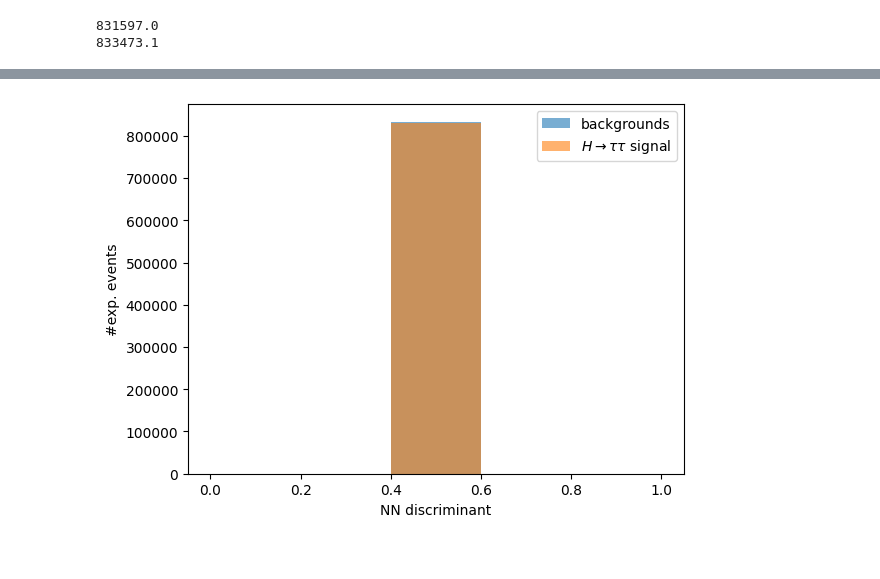
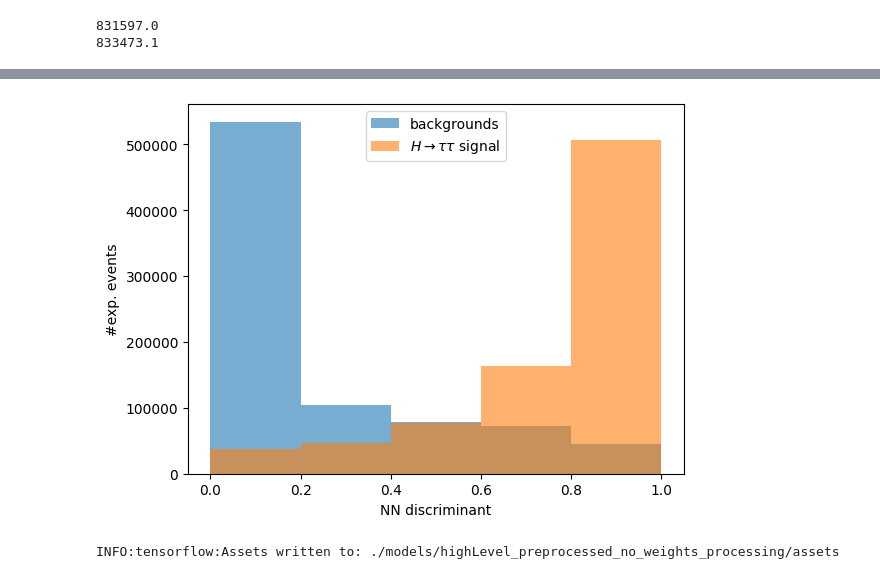
Before and after one commit to mkidson/Uni-Code, a Jupyter notebook: Honours/DS/Top_Tagging/topTagging.ipynb, the cells around one changed output, grey strips where cells are left out. Cells and saved outputs as stored; diff of their text form; code cells hidden in the pictures.

```diff
--- a/Honours/DS/Top_Tagging/topTagging.ipynb
+++ b/Honours/DS/Top_Tagging/topTagging.ipynb
@@ -82,5 +83,3 @@ with h5py.File(dataPath, 'r') as data:
     npDataWeights = np.array(data['weights'])
 
     hlDataArr = {key: data[key][...] for key in data.attrs.get('hl')}
-
-    df = pd.DataFrame(hlDataArr)
@@ -87,5 +88,8 @@ with h5py.File(dataPath, 'r') as data:
+# %%
+processed_dict = preprocessing.high_level(hlDataArr)
+processed_df = pd.DataFrame(hlDataArr)
 # %%
-data_train, data_test, labels_train, labels_test, weights_train, weights_test = train_test_split(df, npDataLabels, npDataWeights, test_size=0.33, random_state=69, shuffle=True)
+data_train, data_test, labels_train, labels_test, weights_train, weights_test = train_test_split(processed_df, npDataLabels, npDataWeights, test_size=0.33, random_state=69, shuffle=True)
 # %%
 df_train = pd.DataFrame()
 df_train["label"] = labels_train
@@ -115,6 +119,6 @@ model.add(Dense(20, activation='relu', kernel_regularizer=None, kernel_initializ
 model.add(Dense(20, activation='relu', kernel_regularizer=None, kernel_initializer='glorot_uniform'))
 model.add(Dense(1, activation='sigmoid'))
 model.compile(loss='binary_crossentropy', optimizer='adam')
-model.fit(data_train, labels_train, sample_weight=final_weights_train, epochs=8, batch_size=100, verbose=1)
+model.fit(data_train, labels_train, sample_weight=weights_train, epochs=8, batch_size=100, verbose=1)
 # %% [output]
 Epoch 1/8
@@ -169,21 +173,25 @@ pred_train = model.predict(data_train)
 # %%
-dfNN = pd.DataFrame()
-dfNN["labels"] = labels_train
-dfNN["predictions"] = pred_train
-dfNN["weights"] = weights_train
+dfNN_train = pd.DataFrame()
+dfNN_train["labels"] = labels_train
+dfNN_train["predictions"] = pred_train
+dfNN_train["weights"] = weights_train
 
-signalVals = dfNN[dfNN['labels']== 1]
-backgroundVals = dfNN[dfNN['labels']== 0]
+signalVals = dfNN_train[dfNN_train['labels']== 1]
+backgroundVals = dfNN_train[dfNN_train['labels']== 0]
 
 plt.figure()
 plt.xlabel("NN discriminant")
 plt.ylabel("#exp. events")
 
 bkgHistNN = plt.hist(backgroundVals["predictions"], bins=5, weights=backgroundVals["weights"],label="backgrounds", range=[0,1], alpha=0.6)
 sigHistNN = plt.hist(signalVals["predictions"], bins=5, weights=signalVals["weights"],  label=r"$H\rightarrow \tau\tau$ signal",range=[0,1], alpha=0.6)
 
 plt.legend()
 #plt.yscale('log')
 plt.show()
 # %% [output]
-[figure, old version]
+[figure, new version]
+# %%
+model.save('./models/highLevel_preprocessed_no_weights_processing')
+# %% [output]
+INFO:tensorflow:Assets written to: ./models/highLevel_preprocessed_no_weights_processing/assets
```
Also changed, not shown: parts of 6 cells of this notebook, 6 other files.
